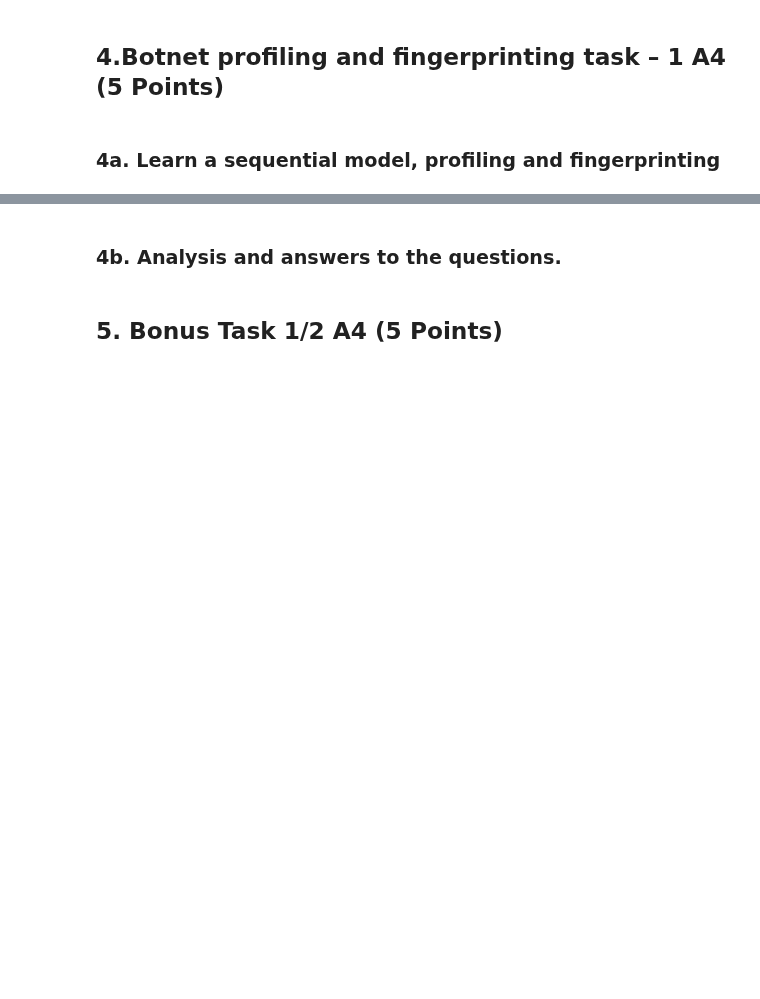
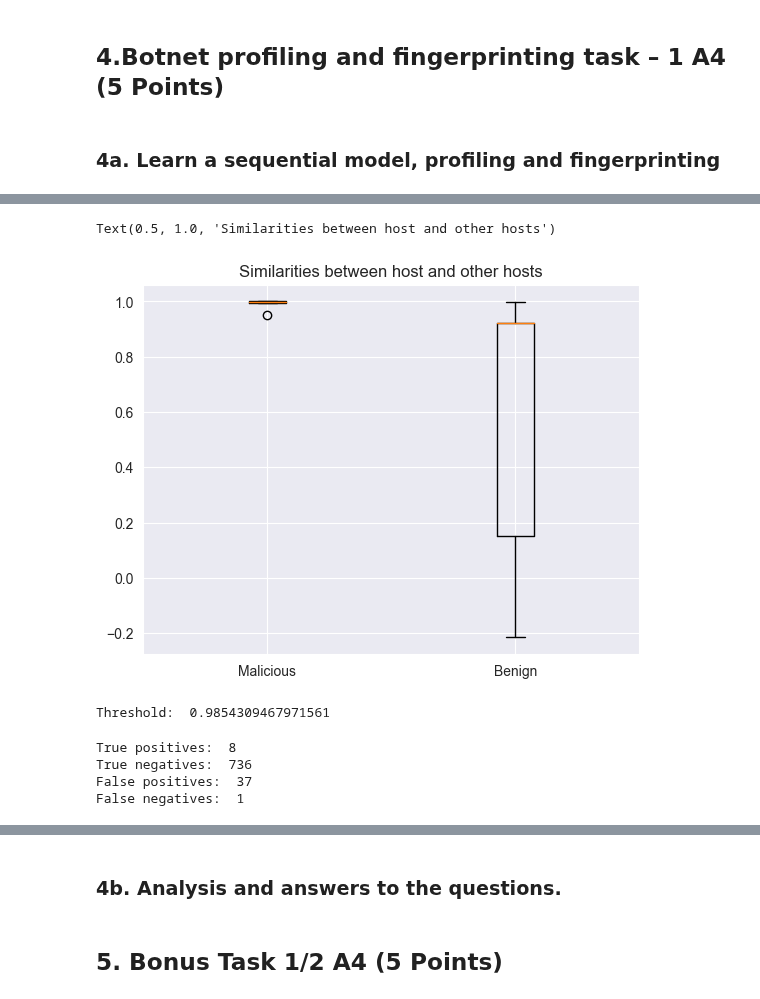
Before and after one commit to kbaran1998/CS4035-cyber-data, a Jupyter notebook: lab3/Lab3.ipynb, the cells around one changed output, grey strips where cells are left out. Saved outputs shown, nothing was run; the diff lists cells and outputs as text; code cells hidden in the pictures; blank space fills up the shorter version.

```diff
--- a/lab3/Lab3.ipynb
+++ b/lab3/Lab3.ipynb
@@ -656,0 +990,15 @@ selected_host = malicious_flows["SrcAddr"].value_counts().index[0]
+# %%
+# Sketch similarities for malicous and benign hosts
+malicious_similarities = []
+benign_similarities = []
+unique_malicious_hosts = malicious_flows["SrcAddr"].unique()
+for host, similarity in similarities.items():
+    if host in unique_malicious_hosts:
+        malicious_similarities.append(similarity)
+    else:
+        benign_similarities.append(similarity)
+plt.boxplot([malicious_similarities, benign_similarities], labels=["Malicious", "Benign"])
+plt.title("Similarities between host and other hosts")
+# %% [output]
+Text(0.5, 1.0, 'Similarities between host and other hosts')
+[figure, added]
@@ -656,0 +1007,4 @@ selected_host = malicious_flows["SrcAddr"].value_counts().index[0]
+# %%
+print("Threshold: ", threshold)
+# %% [output]
+Threshold:  0.9854309467971561
@@ -656,0 +1017,10 @@ selected_host = malicious_flows["SrcAddr"].value_counts().index[0]
+# %%
+print("True positives: ", len(true_positives))
+print("True negatives: ", len(true_negatives))
+print("False positives: ", len(false_positives))
+print("False negatives: ", len(false_negatives))
+# %% [output]
+True positives:  8
+True negatives:  736
+False positives:  37
+False negatives:  1
```
Also changed, not shown: parts of 41 cells of this notebook.
